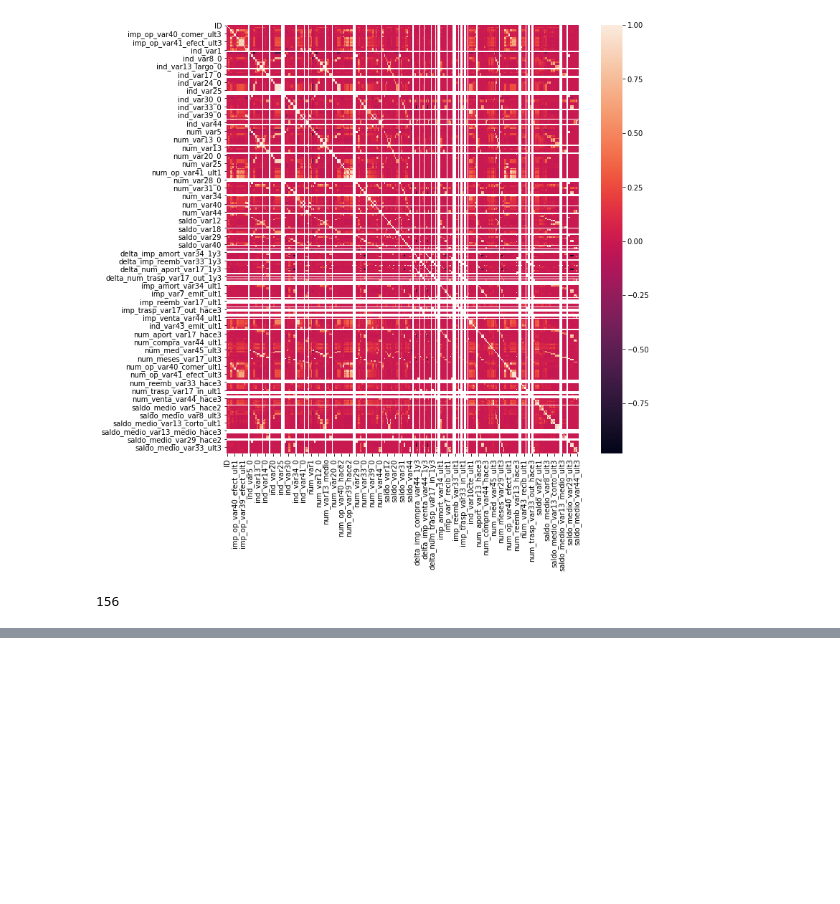
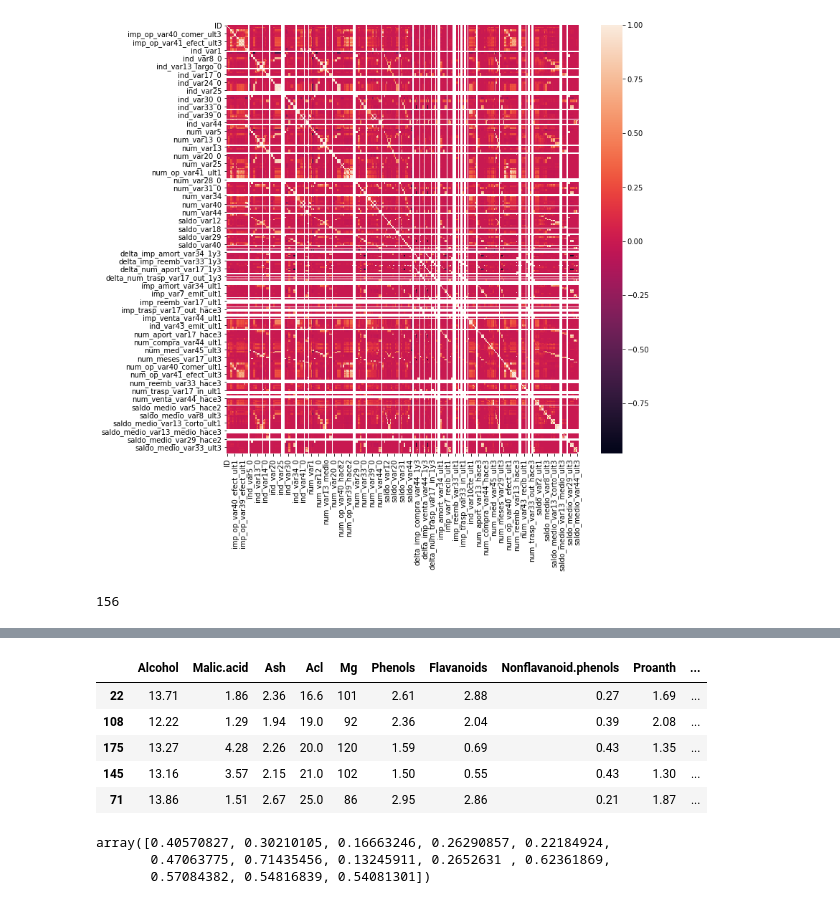
Before and after one commit to AugustineJosephMN/Feature-Selection-Techniques, a Jupyter notebook: Feature Selection.ipynb, the cells around one changed output, grey strips where cells are left out. Drawn from its saved outputs; the diff is of its cells as text; code cells hidden in the pictures; blank space fills up the shorter version.

```diff
--- a/Untitled.ipynb
+++ b/Feature Selection.ipynb
@@ -311,0 +391,18 @@ len(set(corr_features))
+# %%
+X_train.head()
+# %% [output]
+|  | Alcohol | Malic.acid | Ash | Acl | Mg | Phenols | Flavanoids | Nonflavanoid.phenols | Proanth | ... |
+| 22 | 13.71 | 1.86 | 2.36 | 16.6 | 101 | 2.61 | 2.88 | 0.27 | 1.69 | ... |
+| 108 | 12.22 | 1.29 | 1.94 | 19.0 | 92 | 2.36 | 2.04 | 0.39 | 2.08 | ... |
+| 175 | 13.27 | 4.28 | 2.26 | 20.0 | 120 | 1.59 | 0.69 | 0.43 | 1.35 | ... |
+| 145 | 13.16 | 3.57 | 2.15 | 21.0 | 102 | 1.50 | 0.55 | 0.43 | 1.30 | ... |
+| 71 | 13.86 | 1.51 | 2.67 | 25.0 | 86 | 2.95 | 2.86 | 0.21 | 1.87 | ... |
+# %%
+from sklearn.feature_selection import mutual_info_classif
+# determine the mutual information
+mutual_info = mutual_info_classif(X_train, y_train)
+mutual_info
+# %% [output]
+array([0.40570827, 0.30210105, 0.16663246, 0.26290857, 0.22184924,
+       0.47063775, 0.71435456, 0.13245911, 0.2652631 , 0.62361869,
+       0.57084382, 0.54816839, 0.54081301])
```
Also changed, not shown: parts of 11 cells of this notebook.
